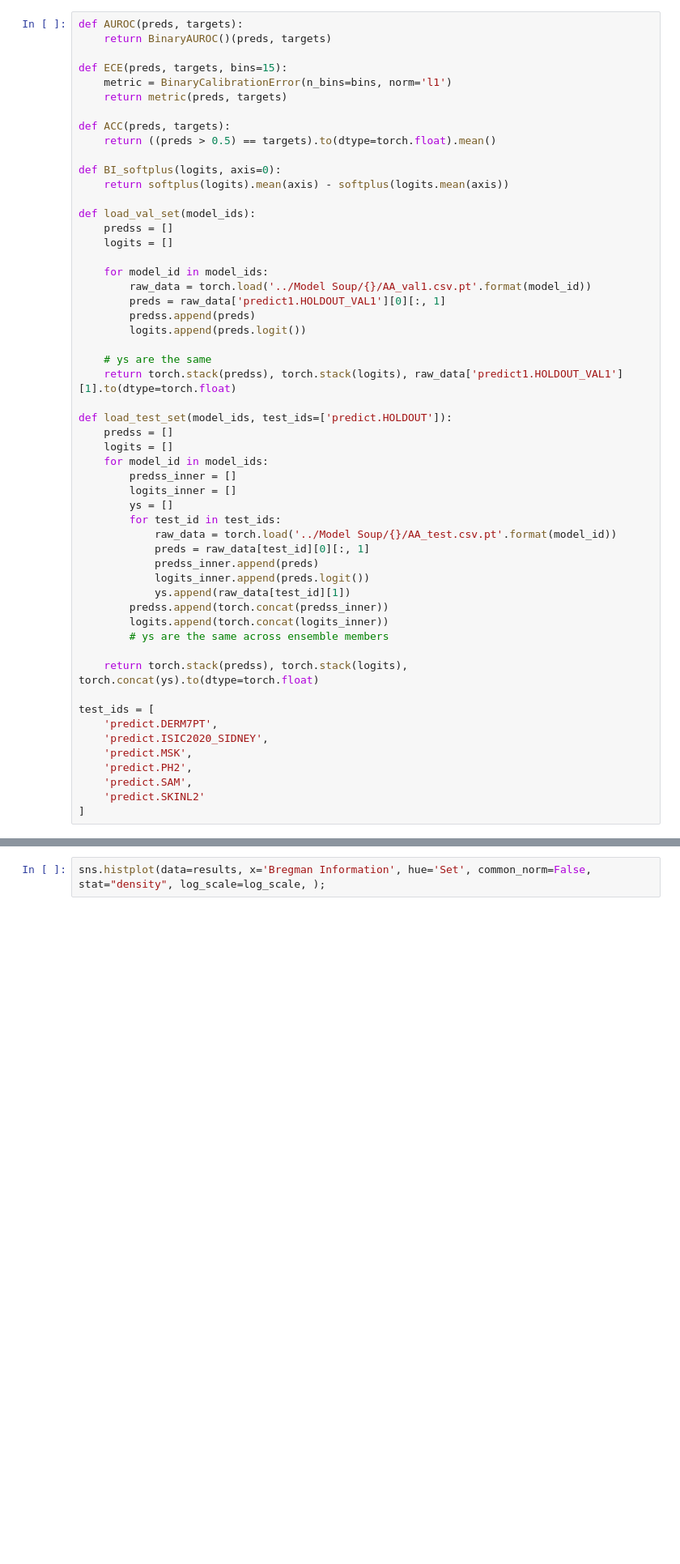
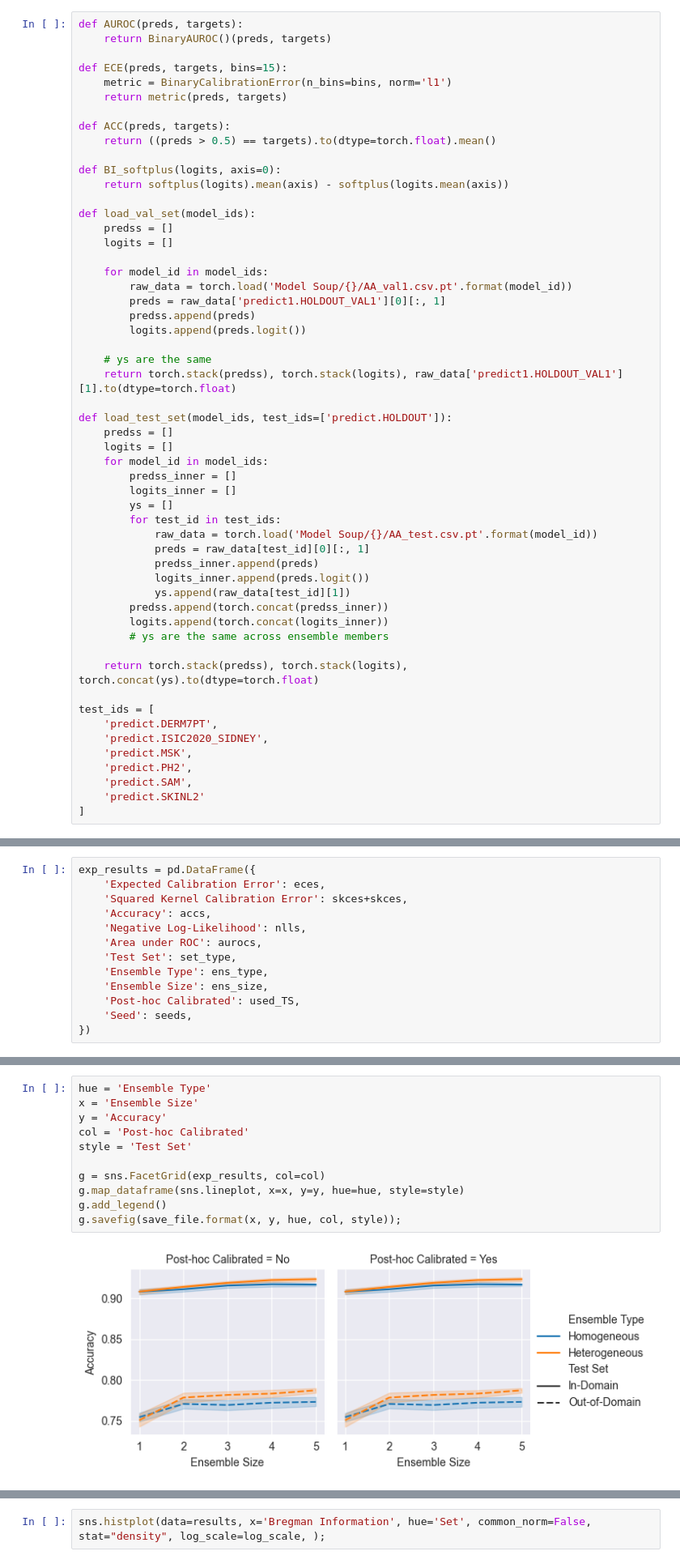
Before and after one commit to MLO-lab/Py_KCE, a Jupyter notebook: Ens_Skin.ipynb, the cells around one changed output, grey strips where cells are left out. Shown: that part at 81% size. Drawn from its saved outputs; the diff is of its cells as text; blank space fills up the shorter version.

Commit message:
ens_plots

```diff
--- a/Ens_Skin.ipynb
+++ b/Ens_Skin.ipynb
@@ -72,7 +76,7 @@ def load_val_set(model_ids):
     logits = []
 
     for model_id in model_ids:
-        raw_data = torch.load('../Model Soup/{}/AA_val1.csv.pt'.format(model_id))
+        raw_data = torch.load('Model Soup/{}/AA_val1.csv.pt'.format(model_id))
         preds = raw_data['predict1.HOLDOUT_VAL1'][0][:, 1]
         predss.append(preds)
         logits.append(preds.logit())
@@ -88,7 +92,7 @@ def load_test_set(model_ids, test_ids=['predict.HOLDOUT']):
         logits_inner = []
         ys = []
         for test_id in test_ids:
-            raw_data = torch.load('../Model Soup/{}/AA_test.csv.pt'.format(model_id))
+            raw_data = torch.load('Model Soup/{}/AA_test.csv.pt'.format(model_id))
             preds = raw_data[test_id][0][:, 1]
             predss_inner.append(preds)
             logits_inner.append(preds.logit())
@@ -253,0 +332,13 @@ FileNotFoundError: [Errno 2] No such file or directory: '../Model Soup/040.24/AA
+# %%
+exp_results = pd.DataFrame({
+    'Expected Calibration Error': eces,
+    'Squared Kernel Calibration Error': skces+skces,
+    'Accuracy': accs,
+    'Negative Log-Likelihood': nlls,
+    'Area under ROC': aurocs,
+    'Test Set': set_type,
+    'Ensemble Type': ens_type,
+    'Ensemble Size': ens_size,
+    'Post-hoc Calibrated': used_TS,
+    'Seed': seeds,
+})
@@ -313,0 +431,13 @@ g.savefig(save_file.format(x, y, hue, col, style));
+# %%
+hue = 'Ensemble Type'
+x = 'Ensemble Size'
+y = 'Accuracy'
+col = 'Post-hoc Calibrated'
+style = 'Test Set'
+
+g = sns.FacetGrid(exp_results, col=col)
+g.map_dataframe(sns.lineplot, x=x, y=y, hue=hue, style=style)
+g.add_legend()
+g.savefig(save_file.format(x, y, hue, col, style));
+# %% [output]
+[figure, added]
```
Also changed, not shown: parts of 15 cells of this notebook.
